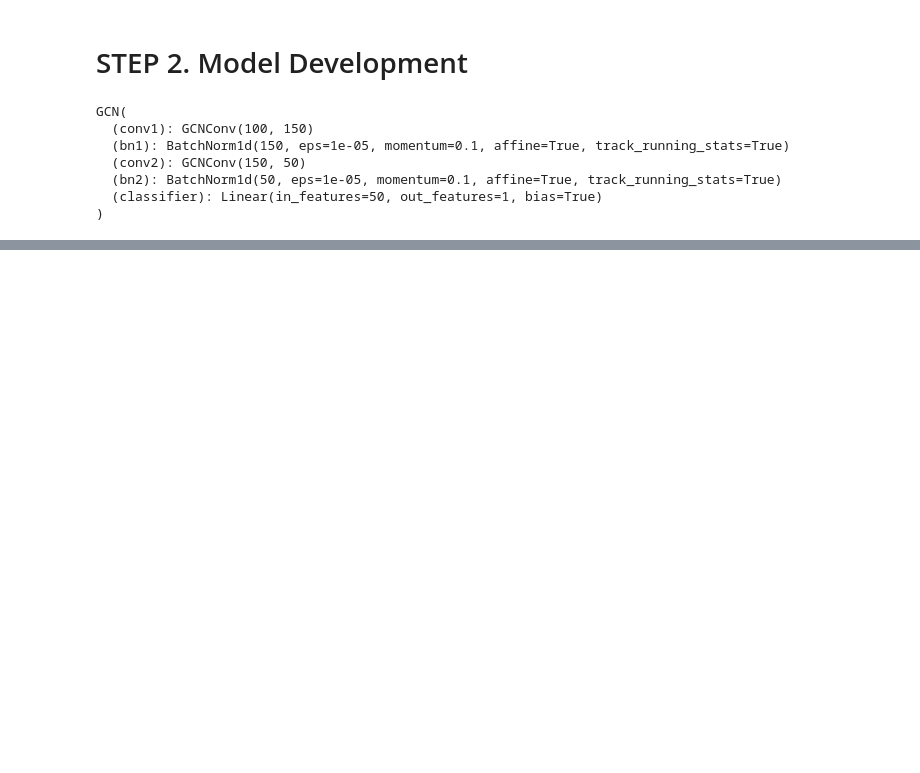
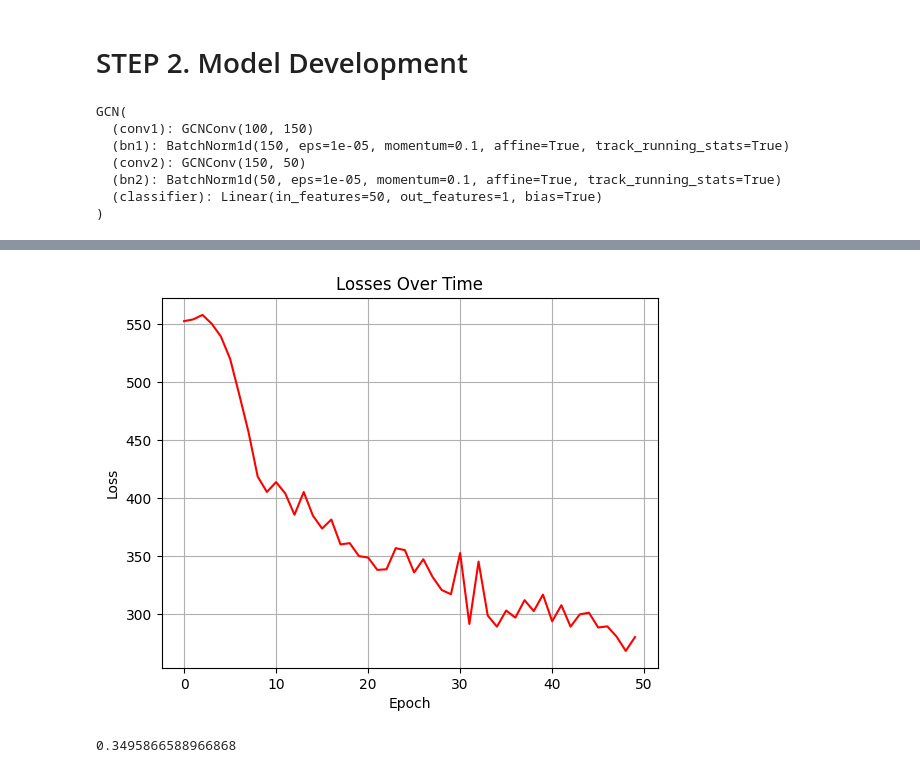
Before and after one commit to AndrewCheng02/DSC180B-Capstone-ProjectA09, a Jupyter notebook: HCP GNN Testing.ipynb, the cells around one changed output, grey strips where cells are left out. Cells and saved outputs as stored; diff of their text form; code cells hidden in the pictures; blank space fills up the shorter version.

Commit message:
added model eval
cleaned up .ipynb file by adding markdown and adding labels to the model eval plots (loss, pred, accuracy, etc)

```diff
--- a/HCP GNN Testing.ipynb
+++ b/HCP GNN Testing.ipynb
@@ -358,3 +411,7 @@ GCN(
 # %%
-train_validate_model(model=model, optimizer=torch.optim.Adam(model.parameters(), lr=0.003), criterion=nn.BCELoss(), dataset=sig)
+loss1, prec1, recall1, acc1, avg_loss1= train_validate_model(
+    model=model,
+    optimizer=torch.optim.Adam(model.parameters(), lr=0.005),
+    criterion=nn.BCELoss(),
+    dataset=sig)
 # %% [output]
@@ -379,0 +435,12 @@ Epoch: 50/50, Loss: 261.5718418400793, Avg Loss: 0.326, Train: 35.66%, Validatio
+# %%
+plt.plot(loss1, color='red')
+plt.title('Losses Over Time')
+plt.xlabel('Epoch')
+plt.ylabel('Loss')
+plt.grid(True)
+plt.show()
+
+print(avg_loss1)
+# %% [output]
+[figure, added]
+0.3495866588966868
```
Also changed, not shown: parts of 19 cells of this notebook.
